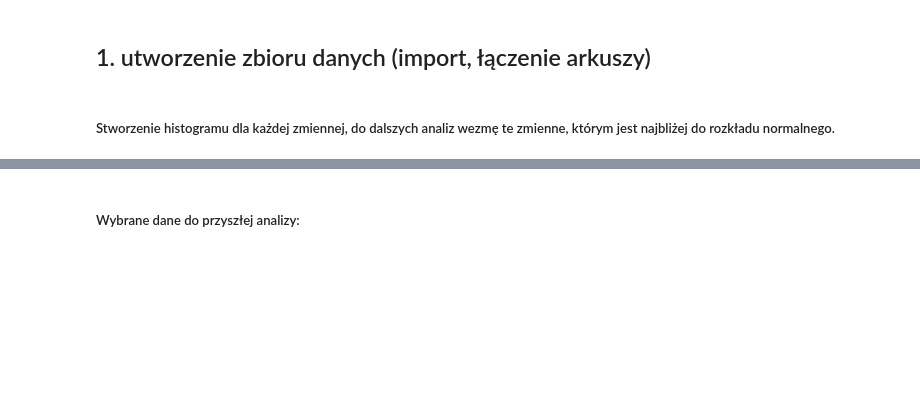
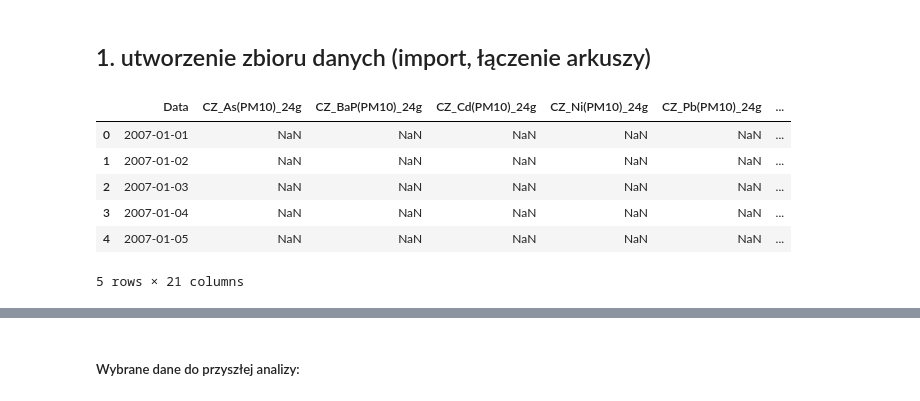
Before and after one commit to kacpermoll/statistical_analysis_project, a Jupyter notebook: AirPolutionAnalysis.ipynb, the cells around one changed output, grey strips where cells are left out. Drawn from its saved outputs; the diff is of its cells as text; code cells hidden in the pictures; blank space fills up the shorter version.

Commit message:
Adding source data

```diff
--- a/AirPolutionAnalysis.ipynb
+++ b/AirPolutionAnalysis.ipynb
@@ -64,6 +66,16 @@ FILES_PATH = 'Import_danych/Wybrane_miasta/'
 # %%
 df_cz = pd.read_excel(f'{FILES_PATH}Częstochowa Baczyńskiego 24h 2007-2014.xlsx', decimal=',')
 df_zb = pd.read_excel(f'{FILES_PATH}Zabrze 24h 2007-2014.xlsx', decimal=',')
+# %%
+df_cz.head()
+# %% [output]
+|  | Data | CZ_As(PM10)_24g | CZ_BaP(PM10)_24g | CZ_Cd(PM10)_24g | CZ_Ni(PM10)_24g | CZ_Pb(PM10)_24g | ... |
+| 0 | 2007-01-01 | NaN | NaN | NaN | NaN | NaN | ... |
+| 1 | 2007-01-02 | NaN | NaN | NaN | NaN | NaN | ... |
+| 2 | 2007-01-03 | NaN | NaN | NaN | NaN | NaN | ... |
+| 3 | 2007-01-04 | NaN | NaN | NaN | NaN | NaN | ... |
+| 4 | 2007-01-05 | NaN | NaN | NaN | NaN | NaN | ... |
+5 rows × 21 columns
 # %%
 df_cz.set_index('Data', inplace=True)
 df_zb.set_index('Data', inplace=True)
@@ -71,5 +83,3 @@ df_zb.set_index('Data', inplace=True)
 df = df_zb.join(df_cz).astype('float')
 df.index = pd.to_datetime(df.index, format='%Y-%m-%d')
 df = df.interpolate("time")
-# %% [markdown]
-<h5>Stworzenie histogramu dla każdej zmiennej, do dalszych analiz wezmę te zmienne, którym jest najbliżej do rozkładu normalnego.
```
Also changed, not shown: parts of 27 cells of this notebook, 3 other files.
